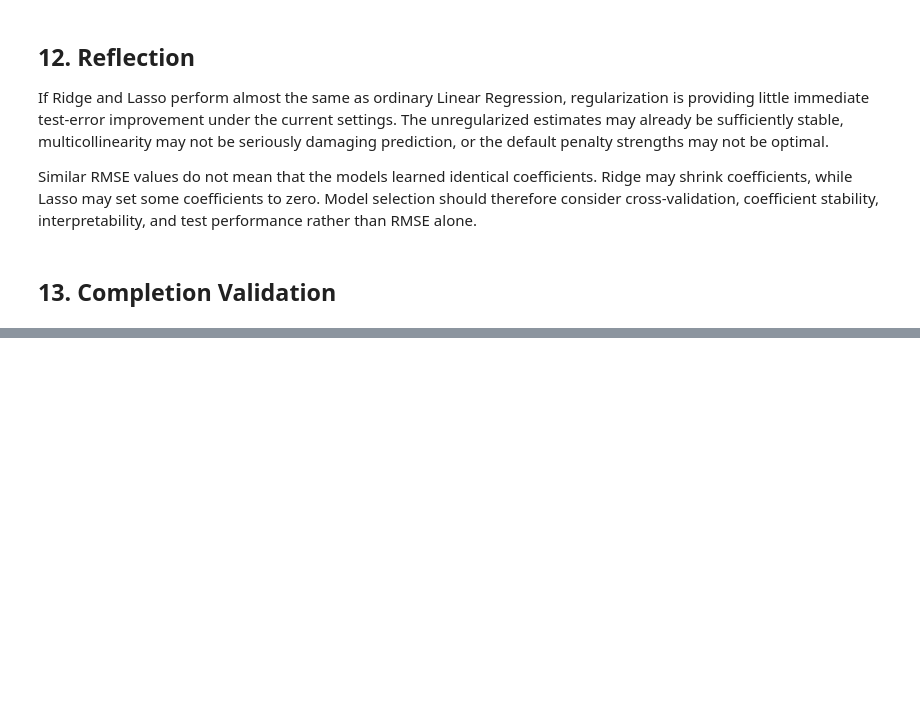
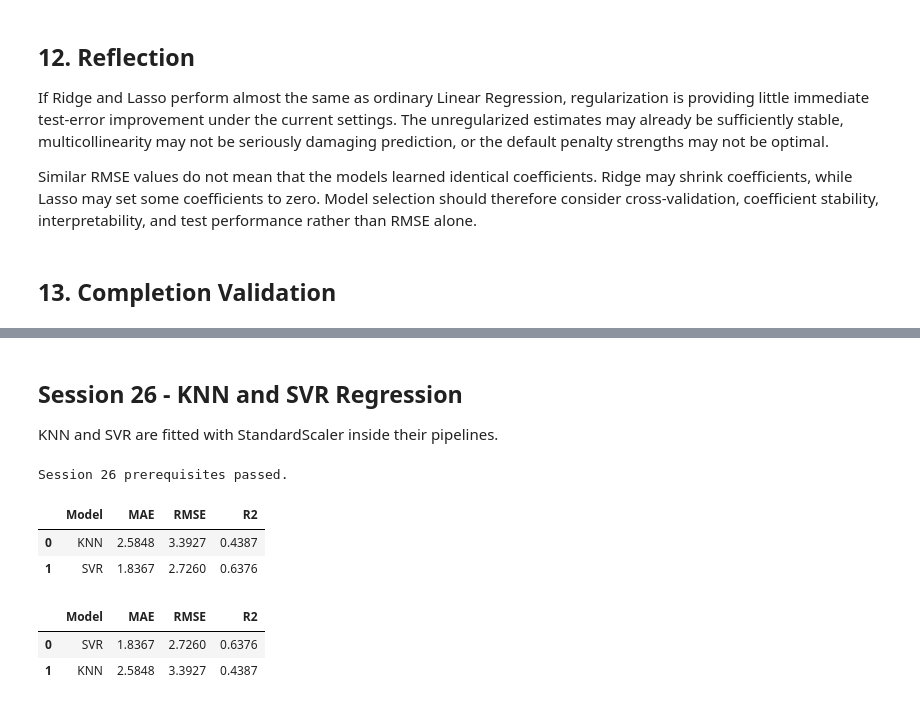
Before and after one commit to Nejatbakhsh-y/student-performance-prediction-ml, a Jupyter notebook: notebooks/04_regression_models.ipynb, the cells around one changed output, grey strips where cells are left out. Saved outputs shown, nothing was run; the diff lists cells and outputs as text; code cells hidden in the pictures; blank space fills up the shorter version.

Commit message:
Add KNN and SVR regression models

```diff
--- a/notebooks/04_regression_models.ipynb
+++ b/notebooks/04_regression_models.ipynb
@@ -452,0 +552,4 @@ print("SESSION 25 NOTEBOOK VALIDATION PASSED")
+# %% [markdown]
+## Session 26 - KNN and SVR Regression
+
+KNN and SVR are fitted with StandardScaler inside their pipelines.
@@ -452,0 +563,66 @@ print("SESSION 25 NOTEBOOK VALIDATION PASSED")
+# %%
+# Validate prerequisites
+session26_required = ["Xtr_f", "Xte_f", "ytr", "yte", "eval_reg"]
+session26_missing = [name for name in session26_required if name not in globals()]
+if session26_missing:
+    raise RuntimeError("Missing Session 26 prerequisites: " + ", ".join(session26_missing))
+print("Session 26 prerequisites passed.")
+# %% [output]
+Session 26 prerequisites passed.
+# %%
+# Fit and evaluate scaled models
+session26_estimators = {
+    "KNN": KNeighborsRegressor(),
+    "SVR": SVR(),
+}
+session26_models = {}
+session26_records = []
+
+for model_name, estimator in session26_estimators.items():
+    pipeline = make_pipeline(StandardScaler(), estimator)
+    pipeline.fit(Xtr_f, ytr)
+    predictions = pipeline.predict(Xte_f)
+    metrics = eval_reg(yte, predictions)
+    if not isinstance(metrics, dict):
+        raise TypeError("eval_reg must return a dictionary.")
+    normalized = {
+        str(key).strip().upper().replace("R^2", "R2").replace("R??", "R2"): value
+        for key, value in metrics.items()
+    }
+    missing = [key for key in ["MAE", "RMSE", "R2"] if key not in normalized]
+    if missing:
+        raise KeyError("eval_reg is missing metrics: " + ", ".join(missing))
+    session26_models[model_name] = pipeline
+    session26_records.append({
+        "Model": model_name,
+        "MAE": float(normalized["MAE"]),
+        "RMSE": float(normalized["RMSE"]),
+        "R2": float(normalized["R2"]),
+    })
+
+session26_results_df = pd.DataFrame(session26_records)
+display(session26_results_df.style.format({
+    "MAE": "{:.4f}", "RMSE": "{:.4f}", "R2": "{:.4f}"
+}))
+# %% [output]
+|  | Model | MAE | RMSE | R2 |
+| 0 | KNN | 2.5848 | 3.3927 | 0.4387 |
+| 1 | SVR | 1.8367 | 2.7260 | 0.6376 |
+# %%
+# Update comparison table without duplicates
+if "comparison_df" not in globals():
+    comparison_df = pd.DataFrame(columns=["Model", "MAE", "RMSE", "R2"])
+if "Model" not in comparison_df.columns:
+    raise KeyError("comparison_df has no Model column.")
+comparison_df = comparison_df[
+    ~comparison_df["Model"].astype(str).isin(["KNN", "SVR"])
+].copy()
+comparison_df = pd.concat([comparison_df, session26_results_df], ignore_index=True)
+comparison_df = comparison_df.sort_values("RMSE", na_position="last").reset_index(drop=True)
+display(comparison_df.style.format({
+    "MAE": "{:.4f}", "RMSE": "{:.4f}", "R2": "{:.4f}"
+}))
+# %% [output]
+|  | Model | MAE | RMSE | R2 |
+| 0 | SVR | 1.8367 | 2.7260 | 0.6376 |
+| 1 | KNN | 2.5848 | 3.3927 | 0.4387 |
```
Also changed, not shown: parts of 15 cells of this notebook.
